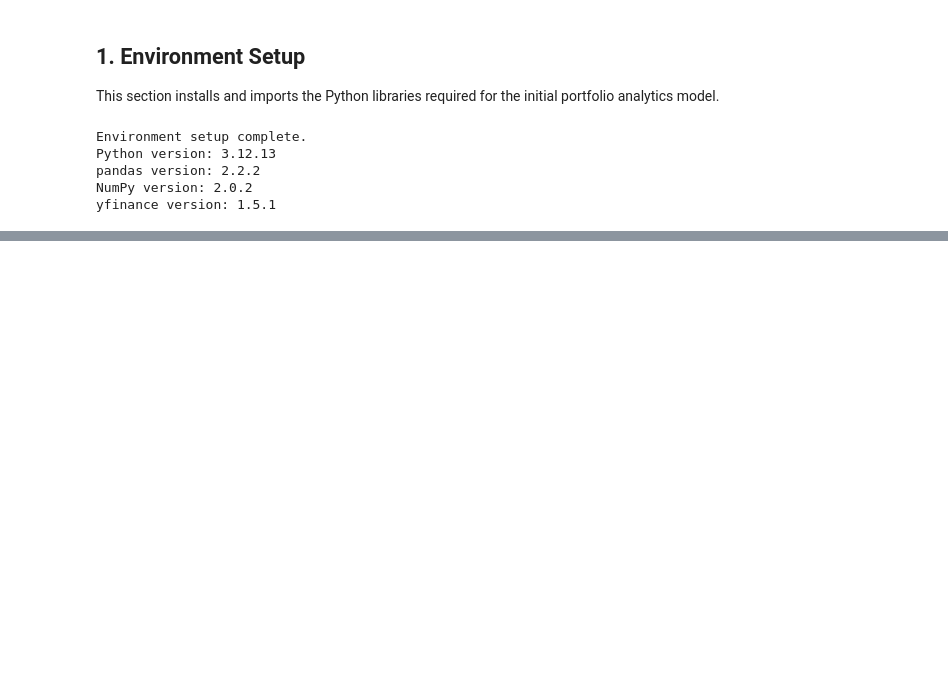
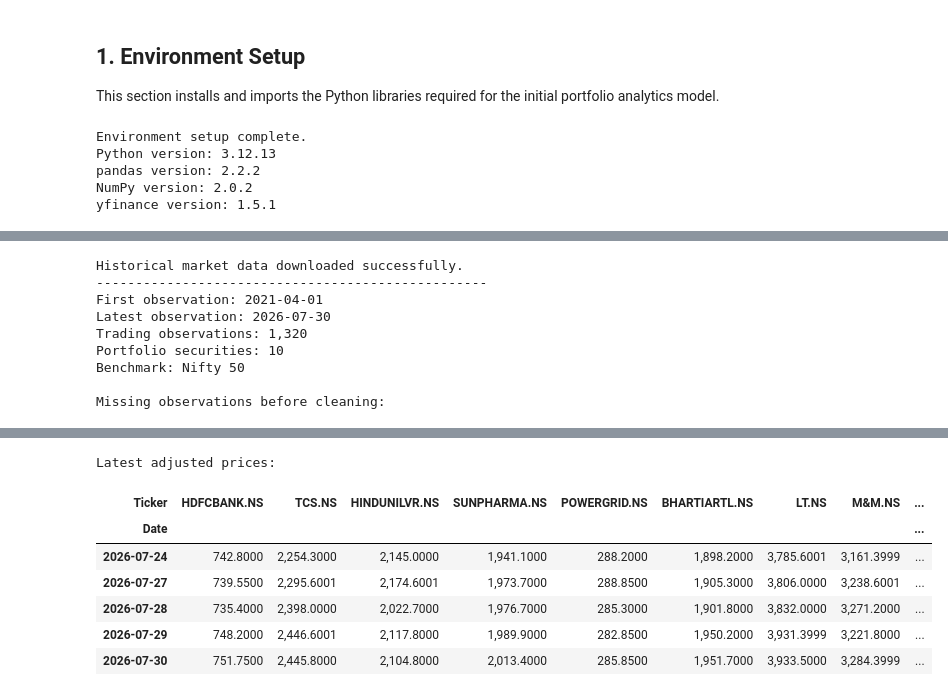
Before and after one commit to Rohil121/bharat-portfolio-lab, a Jupyter notebook: notebooks/01_portfolio_mvp.ipynb, the cells around one changed output, grey strips where cells are left out. Drawn from its saved outputs; the diff is of its cells as text; code cells hidden in the pictures; blank space fills up the shorter version.

```diff
--- a/notebooks/01_portfolio_mvp.ipynb
+++ b/notebooks/01_portfolio_mvp.ipynb
@@ -57,0 +227,69 @@ yfinance version: 1.5.1
+# %%
+# Download adjusted historical prices
+
+portfolio_tickers = portfolio["Ticker"].tolist()
+all_tickers = portfolio_tickers + [BENCHMARK_TICKER]
+
+raw_market_data = yf.download(
+    tickers=all_tickers,
+    start=START_DATE,
+    end=DOWNLOAD_END_DATE.strftime("%Y-%m-%d"),
+    auto_adjust=True,
+    progress=False,
+    threads=True,
+    group_by="column",
+)
+
+# Extract closing prices
+if isinstance(raw_market_data.columns, pd.MultiIndex):
+    close_prices = raw_market_data["Close"].copy()
+else:
+    close_prices = raw_market_data[["Close"]].copy()
+    close_prices.columns = all_tickers
+
+# Ensure consistent column order
+close_prices = close_prices.reindex(columns=all_tickers)
+close_prices = close_prices.sort_index()
+
+# Inspect missing observations before cleaning
+missing_before = close_prices.isna().sum()
+
+# Fill only short data gaps, then remove incomplete rows
+close_prices = close_prices.ffill(limit=3).dropna()
+
+# Separate portfolio and benchmark prices
+stock_prices = close_prices[portfolio_tickers].copy()
+benchmark_prices = close_prices[[BENCHMARK_TICKER]].copy()
+benchmark_prices.columns = [BENCHMARK_NAME]
+
+# Validation checks
+assert not stock_prices.empty, "No stock-price data was downloaded."
+assert not benchmark_prices.empty, "No benchmark data was downloaded."
+assert stock_prices.shape[1] == 10, "Data is not available for all 10 stocks."
+assert stock_prices.isna().sum().sum() == 0, "Missing stock prices remain."
+assert benchmark_prices.isna().sum().sum() == 0, \
+    "Missing benchmark prices remain."
+
+print("Historical market data downloaded successfully.")
+print("-" * 50)
+print(f"First observation: {close_prices.index.min().date()}")
+print(f"Latest observation: {close_prices.index.max().date()}")
+print(f"Trading observations: {len(close_prices):,}")
+print(f"Portfolio securities: {stock_prices.shape[1]}")
+print(f"Benchmark: {BENCHMARK_NAME}")
+
+print("\nMissing observations before cleaning:")
+display(missing_before.to_frame("Missing Days"))
+
+print("\nLatest adjusted prices:")
+display(close_prices.tail())
+# %% [output]
+Historical market data downloaded successfully.
+--------------------------------------------------
+First observation: 2021-04-01
+Latest observation: 2026-07-30
+Trading observations: 1,320
+Portfolio securities: 10
+Benchmark: Nifty 50
+
+Missing observations before cleaning:
@@ -57,0 +309,8 @@ yfinance version: 1.5.1
+Latest adjusted prices:
+| Ticker | HDFCBANK.NS | TCS.NS | HINDUNILVR.NS | SUNPHARMA.NS | POWERGRID.NS | BHARTIARTL.NS | LT.NS | M&M.NS | ... |
+| Date |  |  |  |  |  |  |  |  | ... |
+| 2026-07-24 | 742.8000 | 2,254.3000 | 2,145.0000 | 1,941.1000 | 288.2000 | 1,898.2000 | 3,785.6001 | 3,161.3999 | ... |
+| 2026-07-27 | 739.5500 | 2,295.6001 | 2,174.6001 | 1,973.7000 | 288.8500 | 1,905.3000 | 3,806.0000 | 3,238.6001 | ... |
+| 2026-07-28 | 735.4000 | 2,398.0000 | 2,022.7000 | 1,976.7000 | 285.3000 | 1,901.8000 | 3,832.0000 | 3,271.2000 | ... |
+| 2026-07-29 | 748.2000 | 2,446.6001 | 2,117.8000 | 1,989.9000 | 282.8500 | 1,950.2000 | 3,931.3999 | 3,221.8000 | ... |
+| 2026-07-30 | 751.7500 | 2,445.8000 | 2,104.8000 | 2,013.4000 | 285.8500 | 1,951.7000 | 3,933.5000 | 3,284.3999 | ... |
```
Also changed, not shown: parts of 5 cells of this notebook.
